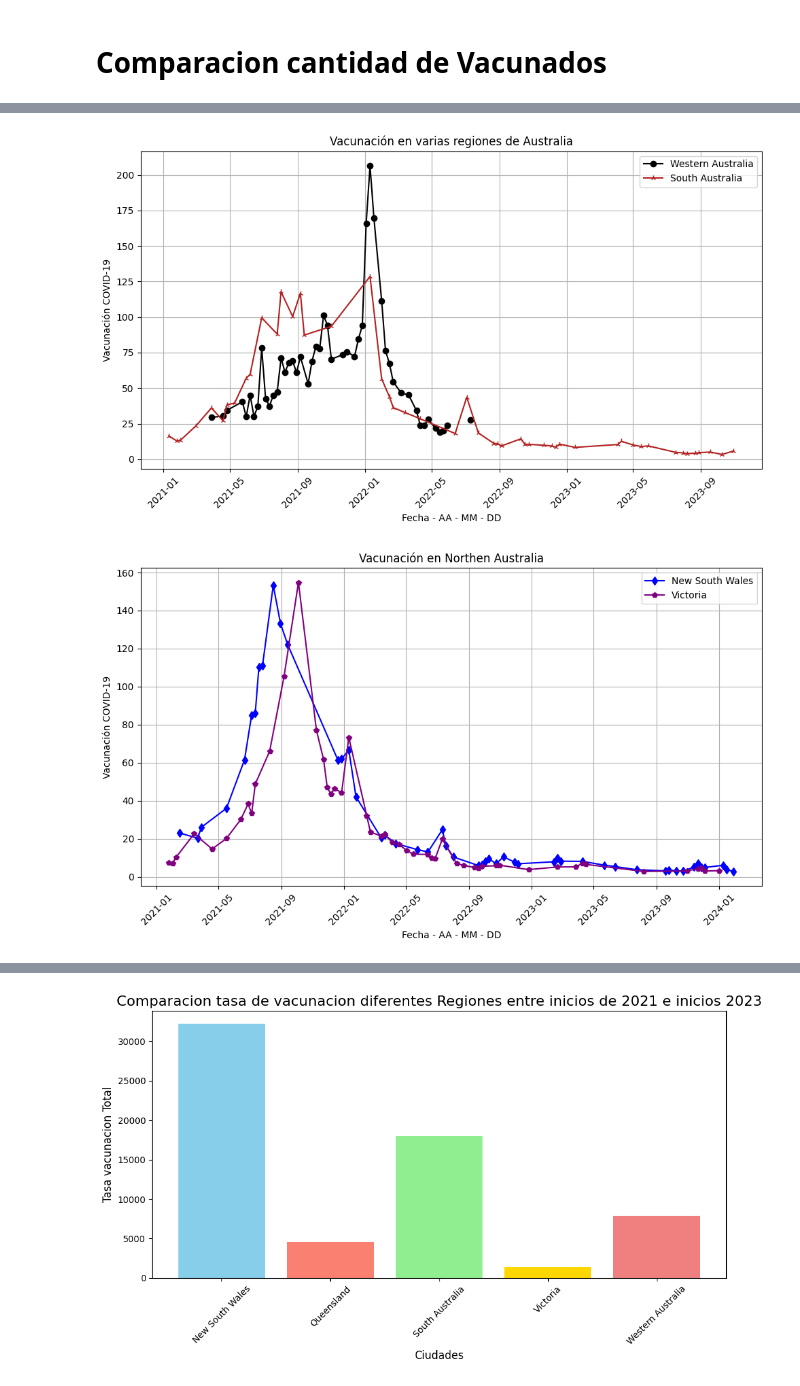
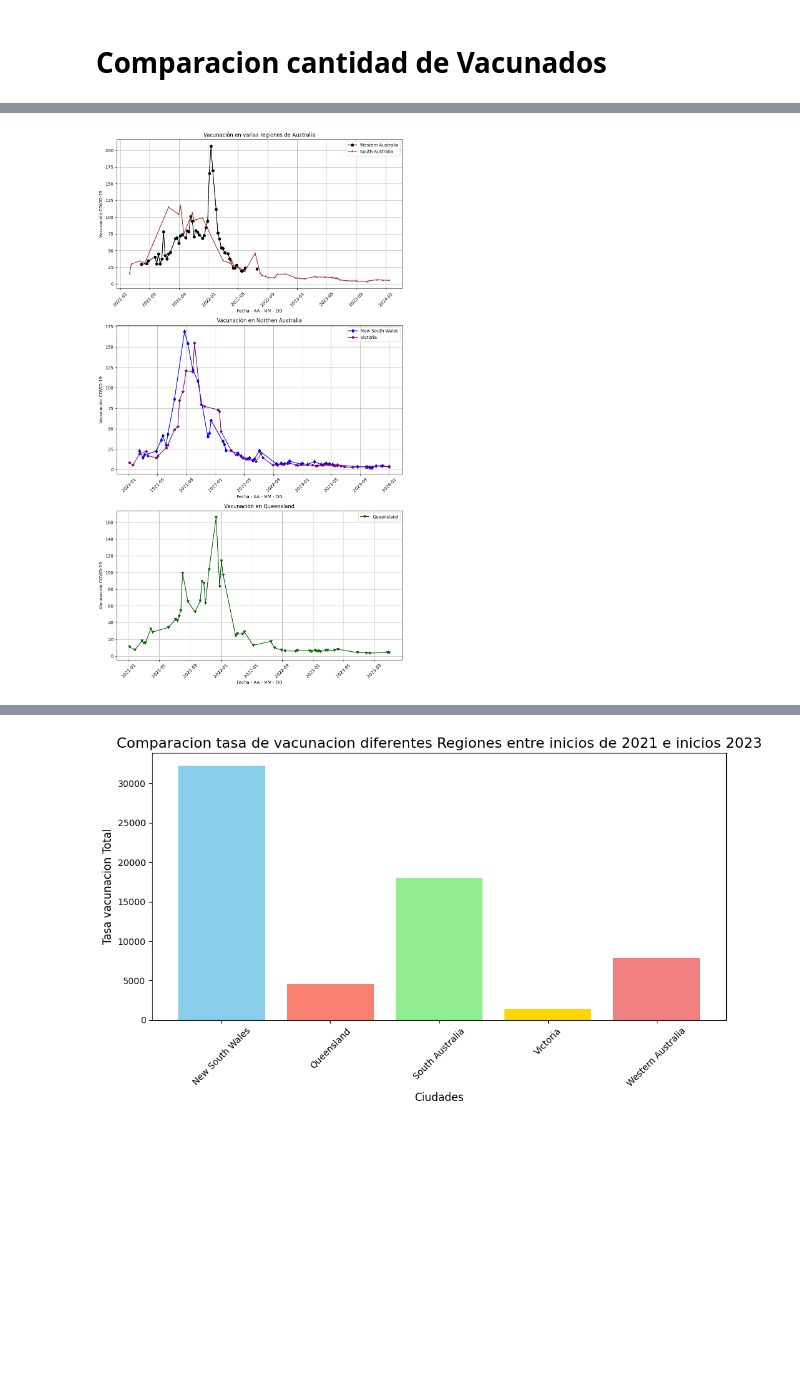
Before and after one commit to Laggssz/Solemne1MineriadeDatos, a Jupyter notebook: SolemeMineriaDatos.ipynb, the cells around one changed output, grey strips where cells are left out. Saved outputs shown, nothing was run; the diff lists cells and outputs as text; code cells hidden in the pictures; blank space fills up the shorter version.

Commit message:
Update SolemeMineriaDatos.ipynb
Avance y arreglo graficos

```diff
--- a/SolemeMineriaDatos.ipynb
+++ b/SolemeMineriaDatos.ipynb
@@ -413,44 +413,41 @@ plt.tight_layout()
 # %%
-import matplotlib.pyplot as plt
 
-# Definir rango de fechas para los ejes x
-date_range = dfWAO['date']
 
-# Crear figura y ejes para el primer gráfico con 3 conjuntos de datos
-plt.figure(figsize=(10, 6))
-plt.plot(dfWAO['date'], dfWAO['sni_covid19_vaccination'], marker='o', linestyle='-', color='black', label='Western Australia')
-plt.plot(dfSAO['date'], dfSAO['sni_covid19_vaccination'], marker='2', linestyle='-', color='firebrick', label='South Australia')
-plt.title('Vacunación en varias regiones de Australia')
-plt.xlabel('Fecha - AA - MM - DD')
-plt.ylabel('Vacunación COVID-19')
-plt.xticks(rotation=45)
-plt.legend()
-plt.grid(True)
+
+
+# Crear una figura y ejes para los subplots
+fig, axes = plt.subplots(3, 1, figsize=(10, 18))
+
+# Gráfico 1: Vacunación en varias regiones de Australia (Western Australia y South Australia)
+axes[0].plot(dfWAO['date'], dfWAO['sni_covid19_vaccination'], marker='o', linestyle='-', color='black', label='Western Australia')
+axes[0].plot(dfSAO['date'], dfSAO['sni_covid19_vaccination'], marker='2', linestyle='-', color='firebrick', label='South Australia')
+axes[0].set_title('Vacunación en varias regiones de Australia')
+axes[0].set_xlabel('Fecha - AA - MM - DD')
+axes[0].set_ylabel('Vacunación COVID-19')
+axes[0].tick_params(axis='x', rotation=45)
+axes[0].legend()
+axes[0].grid(True)
+
+# Gráfico 2: Vacunación en Northen Australia (New South Wales y Victoria)
+axes[1].plot(dfNWO['date'], dfNWO['sni_covid19_vaccination'], marker='d', linestyle='-', color='blue', label='New South Wales')
+axes[1].plot(dfNO['date'], dfNO['sni_covid19_vaccination'], marker='p', linestyle='-', color='purple', label='Victoria')
+axes[1].set_title('Vacunación en Northen Australia')
+axes[1].set_xlabel('Fecha - AA - MM - DD')
+axes[1].set_ylabel('Vacunación COVID-19')
+axes[1].tick_params(axis='x', rotation=45)
+axes[1].legend()
+axes[1].grid(True)
+
+# Gráfico 3: Vacunación en Queensland
+axes[2].plot(dfQO['date'], dfQO['sni_covid19_vaccination'], marker='v', linestyle='-', color='darkgreen', label='Queensland')
+axes[2].set_title('Vacunación en Queensland')
+axes[2].set_xlabel('Fecha - AA - MM - DD')
+axes[2].set_ylabel('Vacunación COVID-19')
+axes[2].tick_params(axis='x', rotation=45)
+axes[2].legend()
+axes[2].grid(True)
+
 plt.tight_layout()
-
-# Crear figura y ejes para el segundo gráfico con 2 conjuntos de datos
-plt.figure(figsize=(10, 6))
-plt.plot(dfNWO['date'], dfNWO['sni_covid19_vaccination'], marker='d', linestyle='-', color='blue', label='New South Wales')
-plt.plot(dfNO['date'], dfNO['sni_covid19_vaccination'], marker='p', linestyle='-', color='purple', label='Victoria')
-plt.title('Vacunación en Northen Australia')
-plt.xlabel('Fecha - AA - MM - DD')
-plt.ylabel('Vacunación COVID-19')
-plt.xticks(rotation=45)
-plt.legend()
-plt.grid(True)
-plt.tight_layout()
-
-plt.figure(figsize=(10, 6))
-plt.plot(dfQO['date'], dfQO['sni_covid19_vaccination'], marker='v', linestyle='-', color='darkgreen', label='Queensland')
-plt.title('Vacunación en varias regiones de Australia')
-plt.xlabel('Fecha - AA - MM - DD')
-plt.ylabel('Vacunación COVID-19')
-plt.xticks(rotation=45)
-plt.legend()
-plt.grid(True)
-plt.tight_layout()
-
 plt.show()
 # %% [output]
-[figure, old version]
+[figure, new version]
-[figure, removed]
```
Also changed, not shown: parts of 9 cells of this notebook.
